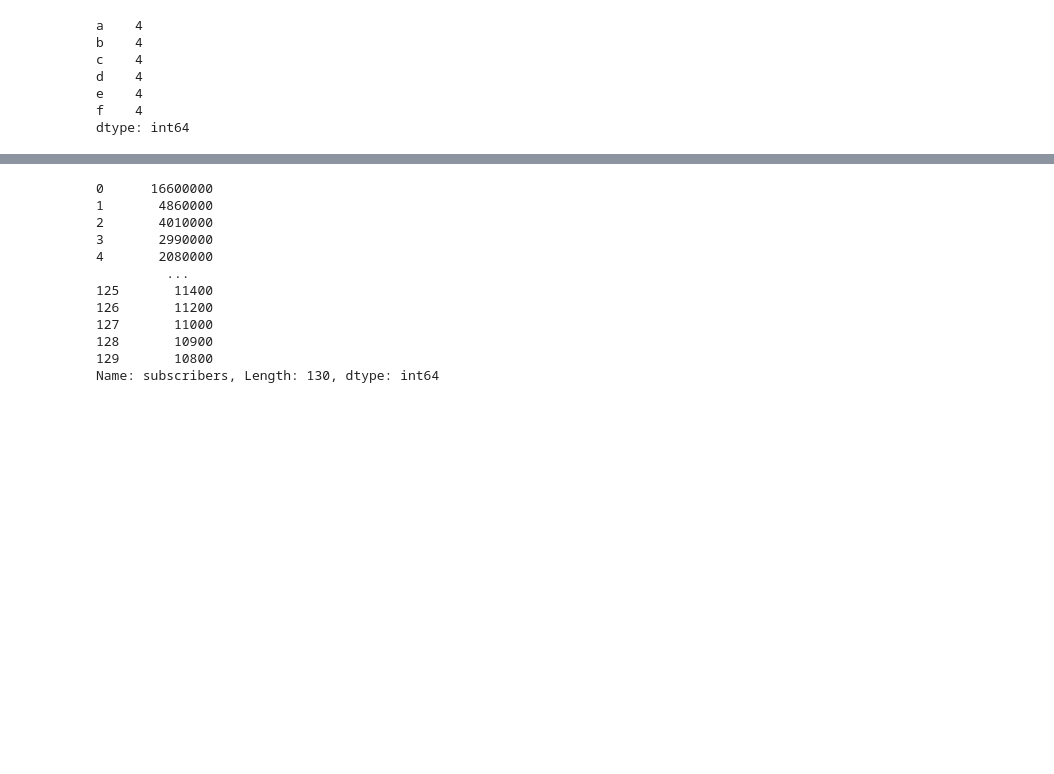
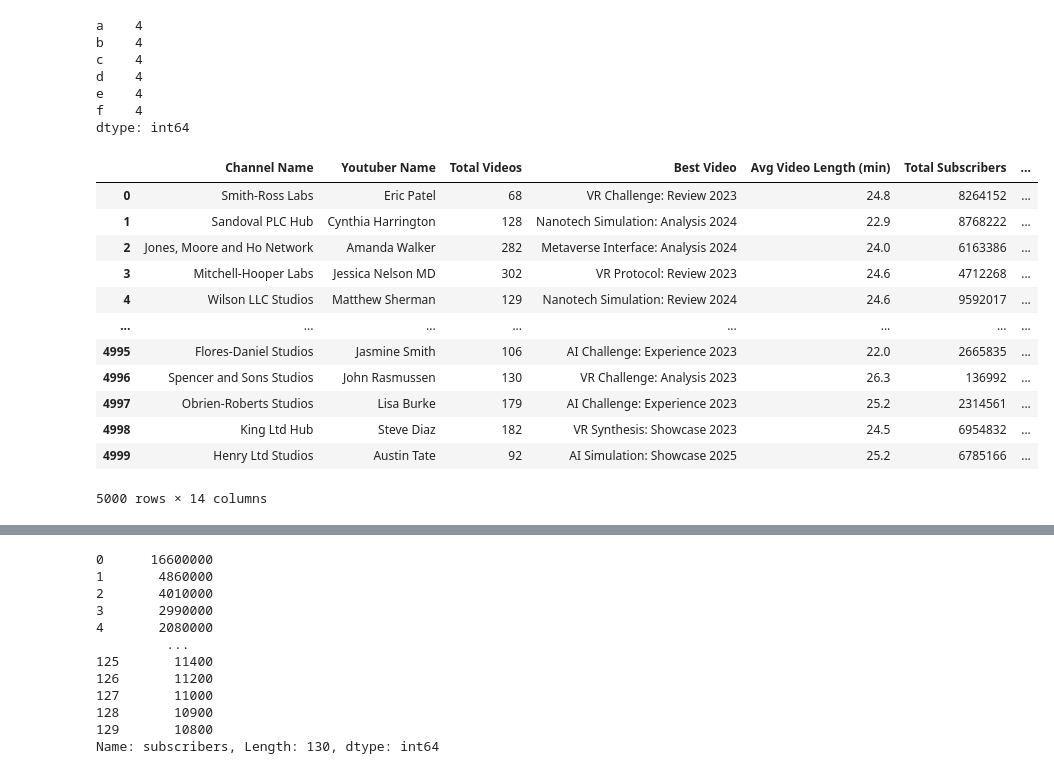
Before and after one commit to daksh-rajora/Gen-Ai, a Jupyter notebook: Machine Learning/PANDAS/Series.ipynb, the cells around one changed output, grey strips where cells are left out. Saved outputs shown, nothing was run; the diff lists cells and outputs as text; code cells hidden in the pictures; blank space fills up the shorter version.

```diff
--- a/Machine Learning/PANDAS/Series.ipynb
+++ b/Machine Learning/PANDAS/Series.ipynb
@@ -125,4 +125,25 @@ d    4
 e    4
 f    4
 dtype: int64
+# %%
+# read_csv()--> This function reads the content from the csv file in pandas so that we can perform
+# the operations on the data or we can perform effective analysis
+
+Data=pd.read_csv("youtube_2025_dataset_202504061614.csv")
+# %%
+Data
+# %% [output]
+|  | Channel Name | Youtuber Name | Total Videos | Best Video | Avg Video Length (min) | Total Subscribers | ... |
+| 0 | Smith-Ross Labs | Eric Patel | 68 | VR Challenge: Review 2023 | 24.8 | 8264152 | ... |
+| 1 | Sandoval PLC Hub | Cynthia Harrington | 128 | Nanotech Simulation: Analysis 2024 | 22.9 | 8768222 | ... |
+| 2 | Jones, Moore and Ho Network | Amanda Walker | 282 | Metaverse Interface: Analysis 2024 | 24.0 | 6163386 | ... |
+| 3 | Mitchell-Hooper Labs | Jessica Nelson MD | 302 | VR Protocol: Review 2023 | 24.6 | 4712268 | ... |
+| 4 | Wilson LLC Studios | Matthew Sherman | 129 | Nanotech Simulation: Review 2024 | 24.6 | 9592017 | ... |
+| ... | ... | ... | ... | ... | ... | ... | ... |
+| 4995 | Flores-Daniel Studios | Jasmine Smith | 106 | AI Challenge: Experience 2023 | 22.0 | 2665835 | ... |
+| 4996 | Spencer and Sons Studios | John Rasmussen | 130 | VR Challenge: Analysis 2023 | 26.3 | 136992 | ... |
+| 4997 | Obrien-Roberts Studios | Lisa Burke | 179 | AI Challenge: Experience 2023 | 25.2 | 2314561 | ... |
+| 4998 | King Ltd Hub | Steve Diaz | 182 | VR Synthesis: Showcase 2023 | 24.5 | 6954832 | ... |
+| 4999 | Henry Ltd Studios | Austin Tate | 92 | AI Simulation: Showcase 2025 | 25.2 | 6785166 | ... |
+5000 rows × 14 columns
 # %%
```
Also changed, not shown: parts of 25 cells of this notebook.
